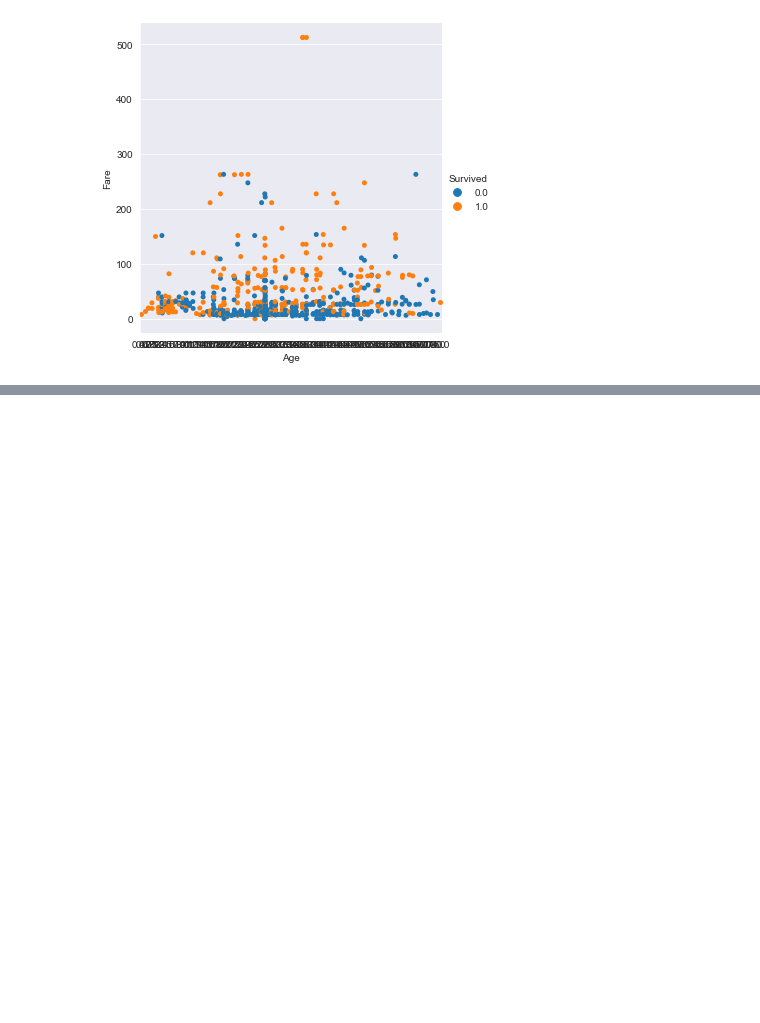
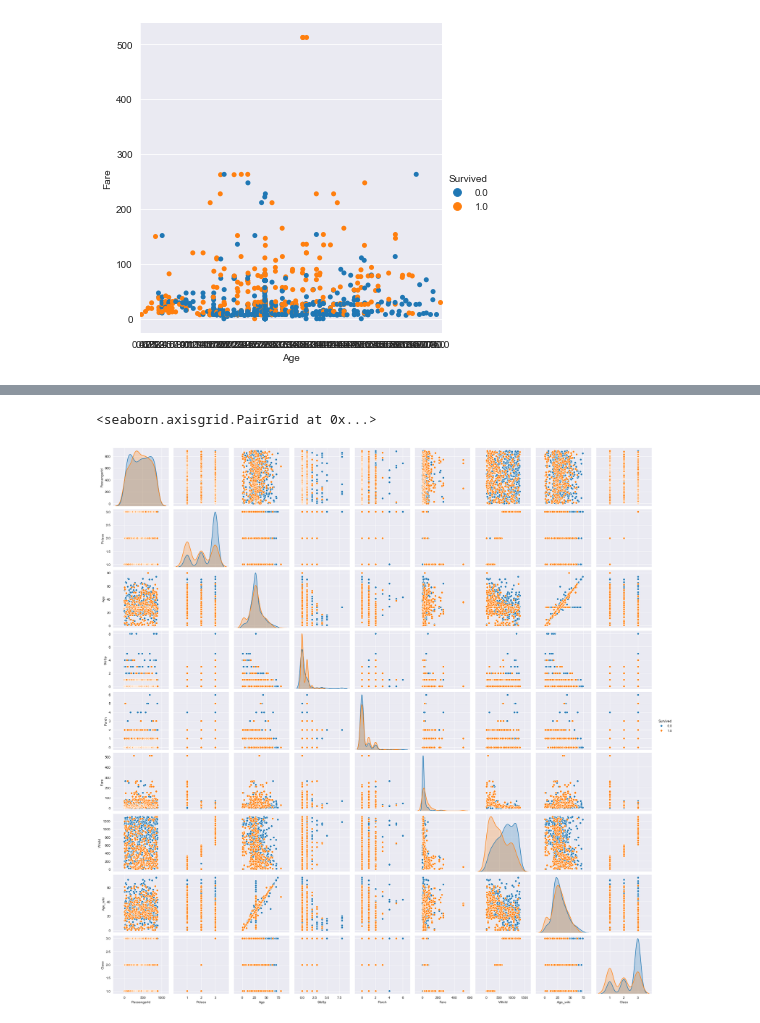
Before and after one commit to REIS0/Tratamento-de-dados, a Jupyter notebook: tratamento.ipynb, the cells around one changed output, grey strips where cells are left out. Drawn from its saved outputs; the diff is of its cells as text; code cells hidden in the pictures; blank space fills up the shorter version.

```diff
--- a/tratamento.ipynb
+++ b/tratamento.ipynb
@@ -292,0 +294,5 @@ sns.catplot(x='SibSp', y='Age', hue='Survived', data=df2)
+# %%
+sns.pairplot(df2, hue="Survived")
+# %% [output]
+<seaborn.axisgrid.PairGrid at 0x...>
+[figure, added]
```
Also changed, not shown: parts of 8 cells of this notebook.
